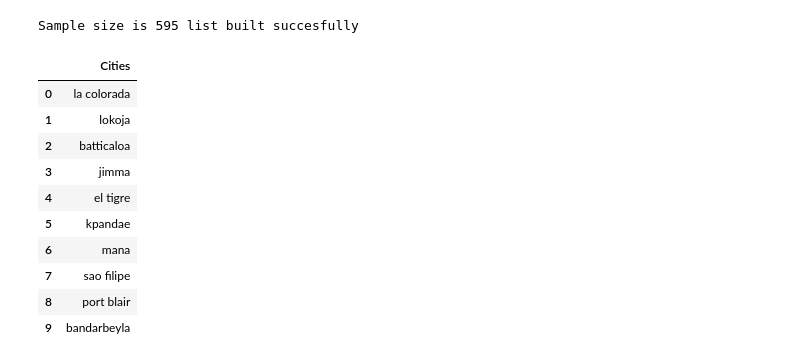
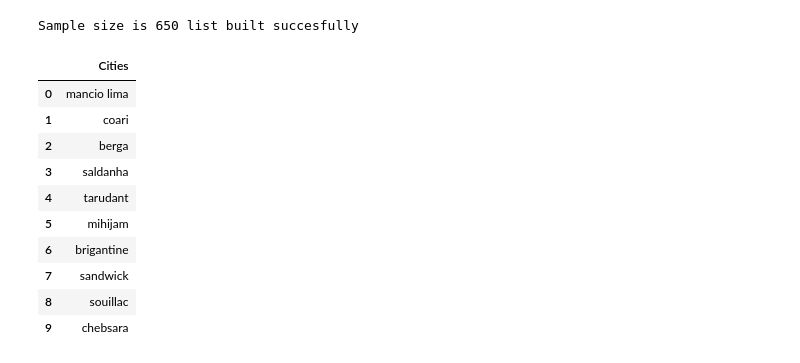
Before and after one commit to JuanjoFernandez/python-api-challenge, a Jupyter notebook: WeatherPy/WeatherPy.ipynb, the cells around one changed output. Drawn from its saved outputs; the diff is of its cells as text; code cells hidden in the pictures.

```diff
--- a/WeatherPy/WeatherPy.ipynb
+++ b/WeatherPy/WeatherPy.ipynb
@@ -19,48 +19,47 @@ from datetime import datetime
 # Setting ranges to look for cities
 latitude_range = np.random.randint(-90,91, 70) #change 10 to 70 when testing is done
 longitude_range = np.random.randint(-180,181, 70) #change 10 to 70 when testing is done
 
 # This loop will ensure that the sample size is enough
 # At least 500 (will do 550 just to be sure) cities with data are needed,
 # with a 5.8% of missing data 577 cities is the minimum sample size
 test = False
 while test == False:
 
     cities_list = []
     #nested for loop that will retrieve every city
     for x in longitude_range:
         for y in latitude_range:
             city = citipy.nearest_city(x,y)
             cities_list.append(city.city_name)
 
-    #converting the resulting list to a dataframe, dropping the duplicates and reindexing
+    # Converting the resulting list to a dataframe, dropping the duplicates and reindexing
     cities_list_df = pd.DataFrame({'Cities':cities_list})
     cities_list_df = cities_list_df.drop_duplicates().reset_index(drop = True)
 
     # Making sure that cities list meets minimum requirements
     if len(cities_list) >= 577: #change conditional to 577 after testing
         test = True
 
 # Making sure that cities list isn't too big, some test runs returned an 850 cities list
-if len(cities_list) >= 650
-    cities_list = cities_list.sample(650).reset_index(drop = True)
-
+if len(cities_list_df.index) >= 650:
+    cities_list_df = cities_list_df.sample(650).reset_index(drop = True)
 
 print(f'Sample size is {len(cities_list_df.index)} list built succesfully')
 cities_list_df.head(10)
 # %% [output]
-Sample size is 595 list built succesfully
+Sample size is 650 list built succesfully
 |  | Cities |
-| 0 | la colorada |
-| 1 | lokoja |
-| 2 | batticaloa |
-| 3 | jimma |
-| 4 | el tigre |
-| 5 | kpandae |
-| 6 | mana |
-| 7 | sao filipe |
-| 8 | port blair |
-| 9 | bandarbeyla |
+| 0 | mancio lima |
+| 1 | coari |
+| 2 | berga |
+| 3 | saldanha |
+| 4 | tarudant |
+| 5 | mihijam |
+| 6 | brigantine |
+| 7 | sandwick |
+| 8 | souillac |
+| 9 | chebsara |
 # %%
 #API requests
 
```
Also changed, not shown: parts of 10 cells of this notebook, 10 other files.
